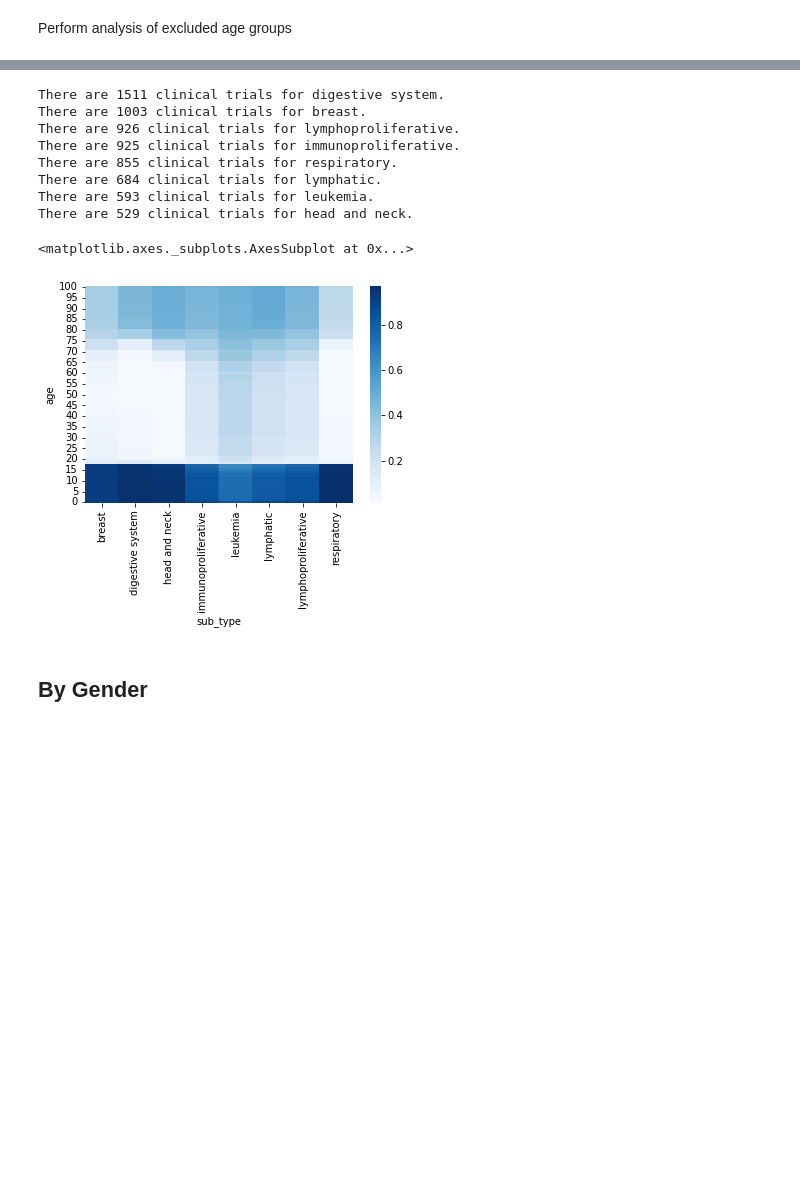
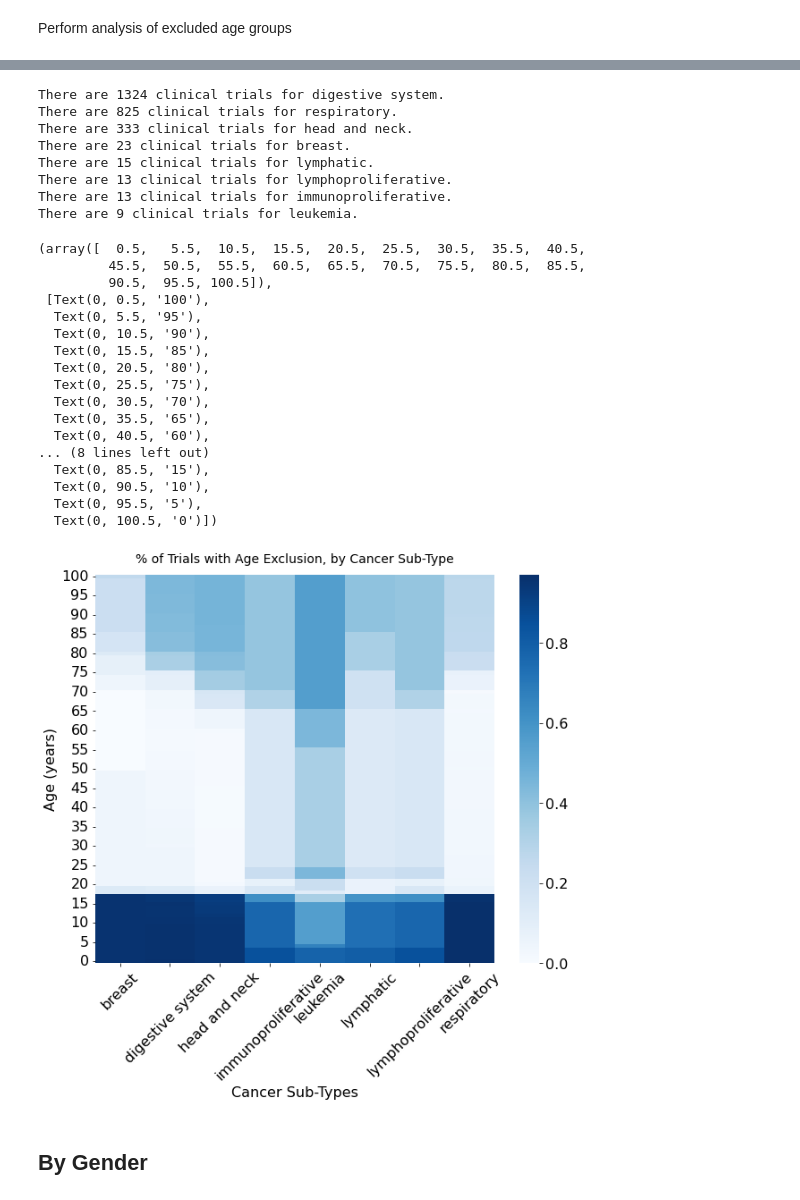
Before and after one commit to celinagacias/dc-symmetron, a Jupyter notebook: Data Cleaning and Analysis.ipynb, the cells around one changed output, grey strips where cells are left out. Cells and saved outputs as stored; diff of their text form; code cells hidden in the pictures; blank space fills up the shorter version.

```diff
--- a/Data Cleaning and Analysis.ipynb
+++ b/Data Cleaning and Analysis.ipynb
@@ -46,5 +51,9 @@ There are 42275 studies in our sample.
 # %% [markdown]
 # Data Cleaning
+# %%
+# list of major cancer categories
+categories = sorted(['digestive','respiratory tract','head and neck'],
+                    key=lambda x: -len(df[df.mesh_term.fillna('').str.contains(x)]))
 # %% [markdown]
 ## Dates
 # %%
@@ -141,0 +151,6 @@ There are 37678 studies remaining.
+# %%
+# obtain subset of cancer studies
+df = df[(df.mesh_term.str.contains('neoplasm')) |
+        (df.mesh_term.str.contains('carcinoma')) |
+        (df.mesh_term.str.contains('cancer'))].copy(deep=True)
+print(f'There are {len(df)} studies for cancer-related interventions.')
@@ -141,0 +159,8 @@ There are 37678 studies remaining.
+# %%
+# subset to just the studies that fit into just 1 category
+
+# obtain the applicable categories for each study, in a list
+df['category'] = df.mesh_term.apply(lambda x: sorted([c for c in categories if c in x]))
+df = df[df.category.apply(lambda x: len(x) == 1)].copy(deep=True)
+df['category'] = df.category.apply(lambda x: x[0])
+print(f'There are {len(df)} studies that fit into just 1 of the categories we identified')
@@ -179,52 +252,76 @@ display( df[['minimum_age', 'maximum_age', 'excluded_ages']] )
 # %%
 # obtain subset of cancer studies
-cancer = df[(df.mesh_term.str.contains('neoplasm')) | (df.mesh_term.str.contains('cancer'))].copy(deep=True)
+cancer = df[(df.mesh_term.str.contains('neoplasm')) |
+            (df.mesh_term.str.contains('cancer'))].copy(deep=True)
 
 # for obtaining the "exclusion rate" per age from 0-100 based on a search term
 search_term = 'digestive system'
 def count_age_exclude(search_term, cancer=cancer):
 
   def count_trials(sub, age):
     where_excluded = sub[sub.excluded_ages.apply(lambda x: age in x)]
     no_excluded = len(where_excluded)
     return no_excluded
 
   sub = cancer[cancer.mesh_term.str.contains(search_term)].copy(deep=True)
   n = len(sub)
   print(f'There are {n} clinical trials for {search_term}.')
   ages = list( range(0,101) )
   percent_trials = [count_trials(sub, age)/n for age in ages]
   result = pd.DataFrame({
     'age': ages,
     'sub_type': [search_term] * len(ages),
     'percent_trials': percent_trials
   })
   return result
 
 # for obtaining the same thing for multiple search terms
-search_terms = sorted(['respiratory', 'lymphoproliferative', 'lymphatic', 'leukemia', 'immunoproliferative', 'head and neck', 'digestive system', 'breast'],
+search_terms = sorted(['respiratory', 'lymphoproliferative', 'lymphatic',
+                       'leukemia', 'immunoproliferative', 'head and neck',
+                       'digestive system', 'breast'],
 key=lambda x: -len(cancer[cancer.mesh_term.str.contains(x)]))
 tables = [count_age_exclude(term) for term in search_terms]
 lt = pd.concat(tables)
 
 # pivot from long to wide
 lt_wide = pd.pivot(lt, index='age', columns = 'sub_type', values = 'percent_trials')
 lt_wide.sort_values('age', ascending=False, inplace=True)
 
-import seaborn as sns
-
-sns.heatmap(lt_wide, cmap="Blues")
+# generate heat map
+plt.figure(figsize=(10, 8))
+sns.heatmap(lt_wide, yticklabels=5, cmap="Blues")
+plt.title('% of Trials with Age Exclusion, by Cancer Sub-Type', pad=13, fontsize=14)
+plt.xlabel("Cancer Sub-Types")
+plt.xticks(rotation=45)
+plt.ylabel("Age (years)")
+plt.yticks(rotation=0)
 # %% [output]
-There are 1511 clinical trials for digestive system.
-There are 1003 clinical trials for breast.
-There are 926 clinical trials for lymphoproliferative.
-There are 925 clinical trials for immunoproliferative.
-There are 855 clinical trials for respiratory.
-There are 684 clinical trials for lymphatic.
-There are 593 clinical trials for leukemia.
-There are 529 clinical trials for head and neck.
+There are 1324 clinical trials for digestive system.
+There are 825 clinical trials for respiratory.
+There are 333 clinical trials for head and neck.
+There are 23 clinical trials for breast.
+There are 15 clinical trials for lymphatic.
+There are 13 clinical trials for lymphoproliferative.
+There are 13 clinical trials for immunoproliferative.
+There are 9 clinical trials for leukemia.
-<matplotlib.axes._subplots.AxesSubplot at 0x...>
+(array([  0.5,   5.5,  10.5,  15.5,  20.5,  25.5,  30.5,  35.5,  40.5,
+         45.5,  50.5,  55.5,  60.5,  65.5,  70.5,  75.5,  80.5,  85.5,
+         90.5,  95.5, 100.5]),
+ [Text(0, 0.5, '100'),
+  Text(0, 5.5, '95'),
+  Text(0, 10.5, '90'),
+  Text(0, 15.5, '85'),
+  Text(0, 20.5, '80'),
+  Text(0, 25.5, '75'),
+  Text(0, 30.5, '70'),
+  Text(0, 35.5, '65'),
+  Text(0, 40.5, '60'),
+... (8 lines left out)
+  Text(0, 85.5, '15'),
+  Text(0, 90.5, '10'),
+  Text(0, 95.5, '5'),
+  Text(0, 100.5, '0')])
-[figure, old version]
+[figure, new version]
 # %% [markdown]
 ## By Gender
 # %% [markdown]
```
Also changed, not shown: parts of 23 cells of this notebook.
